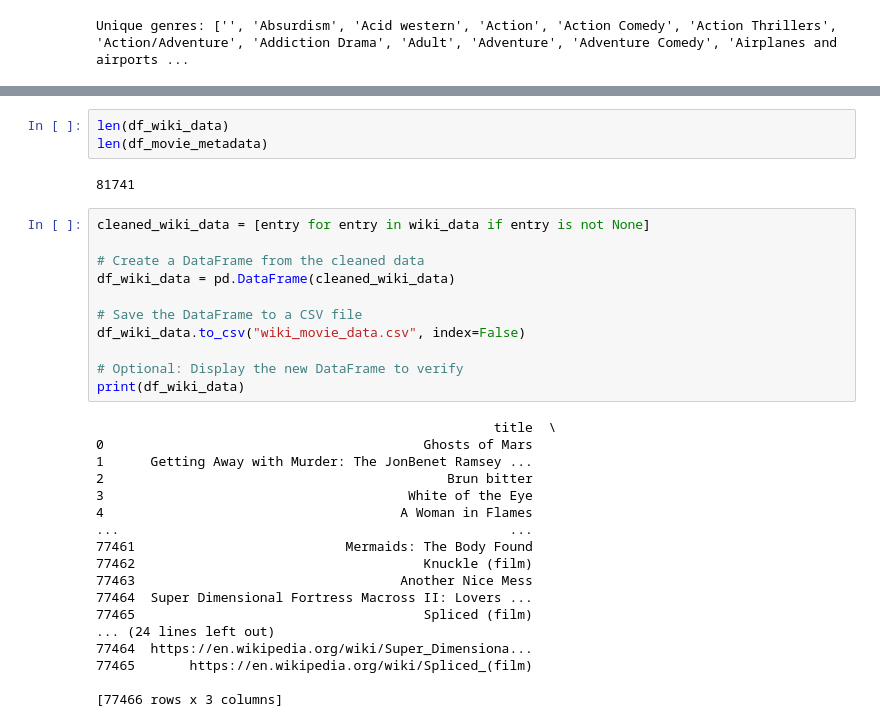
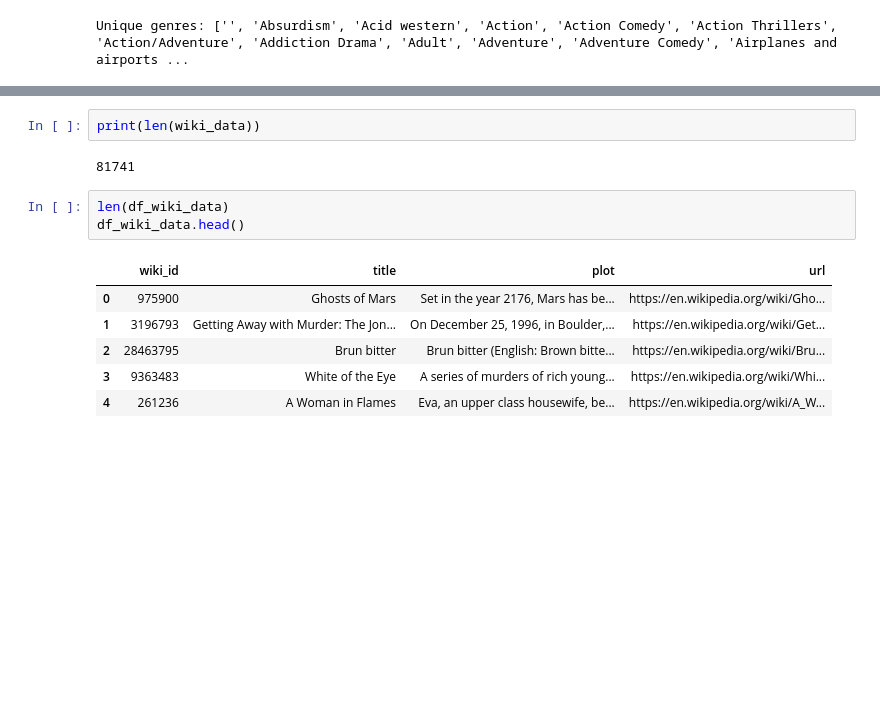
Before and after one commit to epfl-ada/ada-2024-project-deep5eekers, a Jupyter notebook: src/wikipedia_fetch.ipynb, the cells around one changed output, grey strips where cells are left out. Drawn from its saved outputs; the diff is of its cells as text; blank space fills up the shorter version.

```diff
--- a/src/wikipedia_fetch.ipynb
+++ b/src/wikipedia_fetch.ipynb
@@ -73,34 +83,14 @@ AttributeError: 'NoneType' object has no attribute 'keys'
+# %%
+print(len(wiki_data))
+# %% [output]
+81741
 # %%
 len(df_wiki_data)
-len(df_movie_metadata)
+df_wiki_data.head()
 # %% [output]
-81741
+|  | wiki_id | title | plot | url |
+| 0 | 975900 | Ghosts of Mars | Set in the year 2176, Mars has be... | https://en.wikipedia.org/wiki/Gho... |
+| 1 | 3196793 | Getting Away with Murder: The Jon... | On December 25, 1996, in Boulder,... | https://en.wikipedia.org/wiki/Get... |
+| 2 | 28463795 | Brun bitter | Brun bitter (English: Brown bitte... | https://en.wikipedia.org/wiki/Bru... |
+| 3 | 9363483 | White of the Eye | A series of murders of rich young... | https://en.wikipedia.org/wiki/Whi... |
+| 4 | 261236 | A Woman in Flames | Eva, an upper class housewife, be... | https://en.wikipedia.org/wiki/A_W... |
-# %%
-cleaned_wiki_data = [entry for entry in wiki_data if entry is not None]
-
-# Create a DataFrame from the cleaned data
-df_wiki_data = pd.DataFrame(cleaned_wiki_data)
-
-# Save the DataFrame to a CSV file
-df_wiki_data.to_csv("wiki_movie_data.csv", index=False)
-
-# Optional: Display the new DataFrame to verify
-print(df_wiki_data)
-# %% [output]
-                                                   title  \
-0                                         Ghosts of Mars
-1      Getting Away with Murder: The JonBenet Ramsey ...
-2                                            Brun bitter
-3                                       White of the Eye
-4                                      A Woman in Flames
-...                                                  ...
-77461                           Mermaids: The Body Found
-77462                                     Knuckle (film)
-77463                                  Another Nice Mess
-77464  Super Dimensional Fortress Macross II: Lovers ...
-77465                                     Spliced (film)
-... (24 lines left out)
-77464  https://en.wikipedia.org/wiki/Super_Dimensiona...
-77465       https://en.wikipedia.org/wiki/Spliced_(film)
-
-[77466 rows x 3 columns]
```
Also changed, not shown: parts of 4 cells of this notebook, 3 other files.
